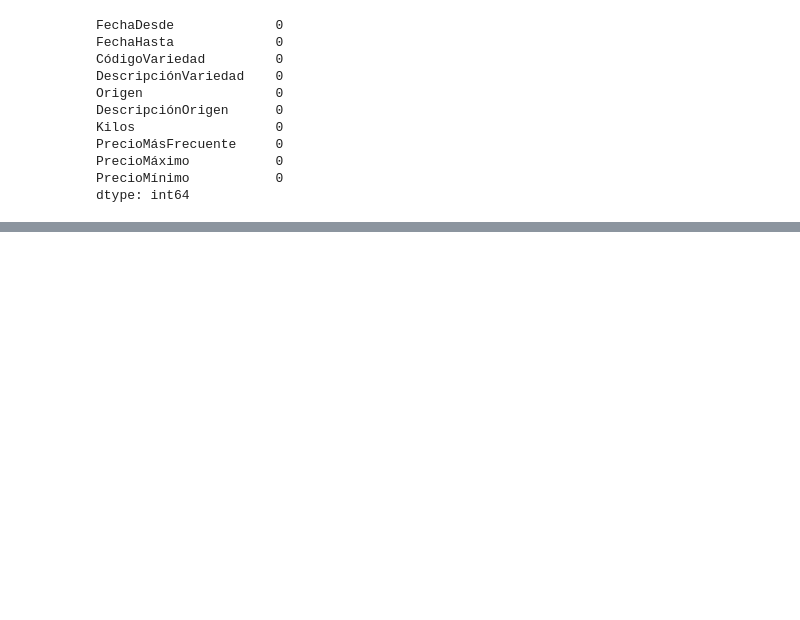
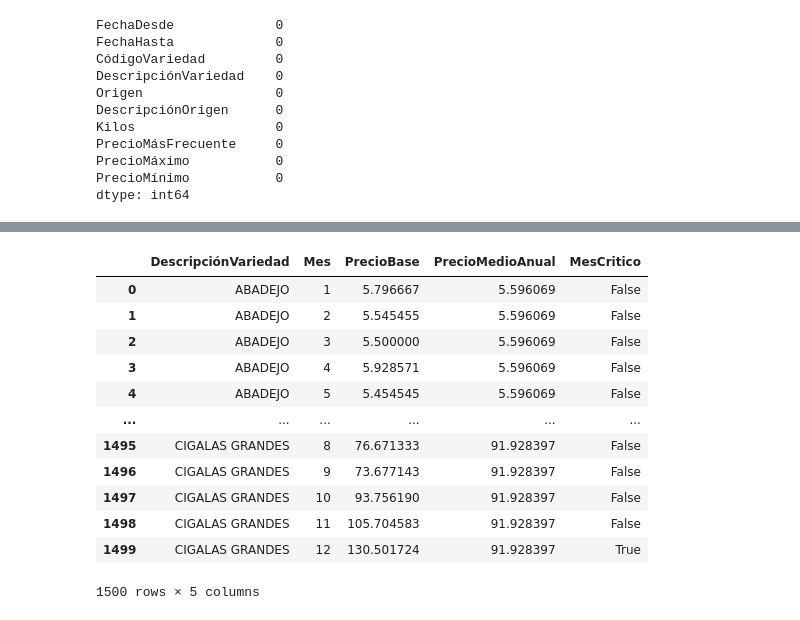
Before and after one commit to AllanVCh/mercamadrid-price-analysis, a Jupyter notebook: notebooks/01_data_cleaning.ipynb, the cells around one changed output, grey strips where cells are left out. Cells and saved outputs as stored; diff of their text form; code cells hidden in the pictures; blank space fills up the shorter version.

```diff
--- a/notebooks/01_data_cleaning.ipynb
+++ b/notebooks/01_data_cleaning.ipynb
@@ -125,0 +290,27 @@ df = df[df["DescripciónVariedad"].isin(product_counts[product_counts>=min_requi
+# %%
+# Para cada producto, calculamos el precio medio anual
+precio_anual = df.groupby("DescripciónVariedad")["PrecioBase"].mean().reset_index()
+precio_anual = precio_anual.rename(columns={"PrecioBase":"PrecioMedioAnual"})
+
+# Unimos al precio mensual
+precio_mensual_insights = precio_mensual.merge(precio_anual, on="DescripciónVariedad")
+
+# Definimos un mes crítico si el precio supera +15% del promedio anual
+precio_mensual_insights["MesCritico"] = precio_mensual_insights["PrecioBase"] > 1.15 * precio_mensual_insights["PrecioMedioAnual"]
+
+# Revisamos algunos casos
+precio_mensual_insights.head(1500)
+# %% [output]
+|  | DescripciónVariedad | Mes | PrecioBase | PrecioMedioAnual | MesCritico |
+| 0 | ABADEJO | 1 | 5.796667 | 5.596069 | False |
+| 1 | ABADEJO | 2 | 5.545455 | 5.596069 | False |
+| 2 | ABADEJO | 3 | 5.500000 | 5.596069 | False |
+| 3 | ABADEJO | 4 | 5.928571 | 5.596069 | False |
+| 4 | ABADEJO | 5 | 5.454545 | 5.596069 | False |
+| ... | ... | ... | ... | ... | ... |
+| 1495 | CIGALAS GRANDES | 8 | 76.671333 | 91.928397 | False |
+| 1496 | CIGALAS GRANDES | 9 | 73.677143 | 91.928397 | False |
+| 1497 | CIGALAS GRANDES | 10 | 93.756190 | 91.928397 | False |
+| 1498 | CIGALAS GRANDES | 11 | 105.704583 | 91.928397 | False |
+| 1499 | CIGALAS GRANDES | 12 | 130.501724 | 91.928397 | True |
+1500 rows × 5 columns
```
Also changed, not shown: parts of 16 cells of this notebook.
